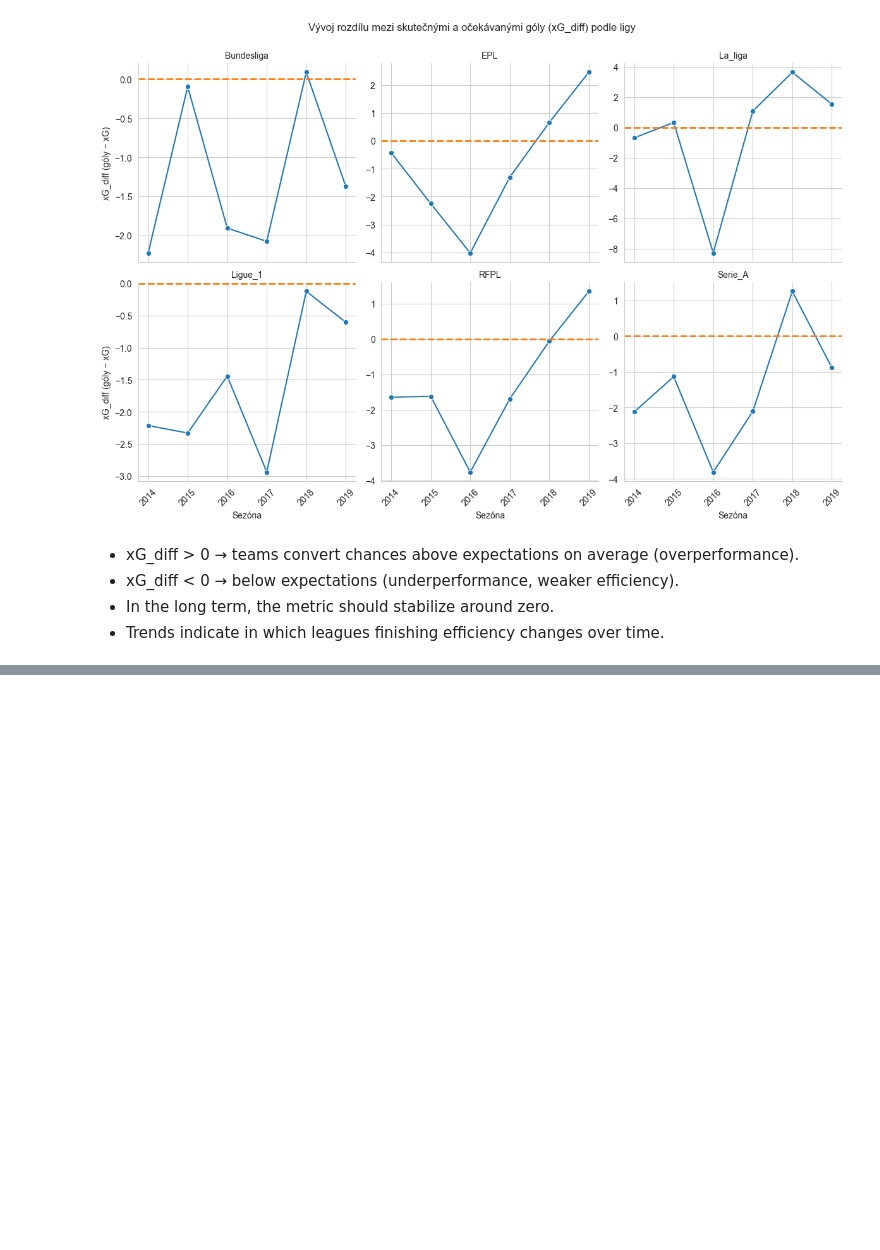
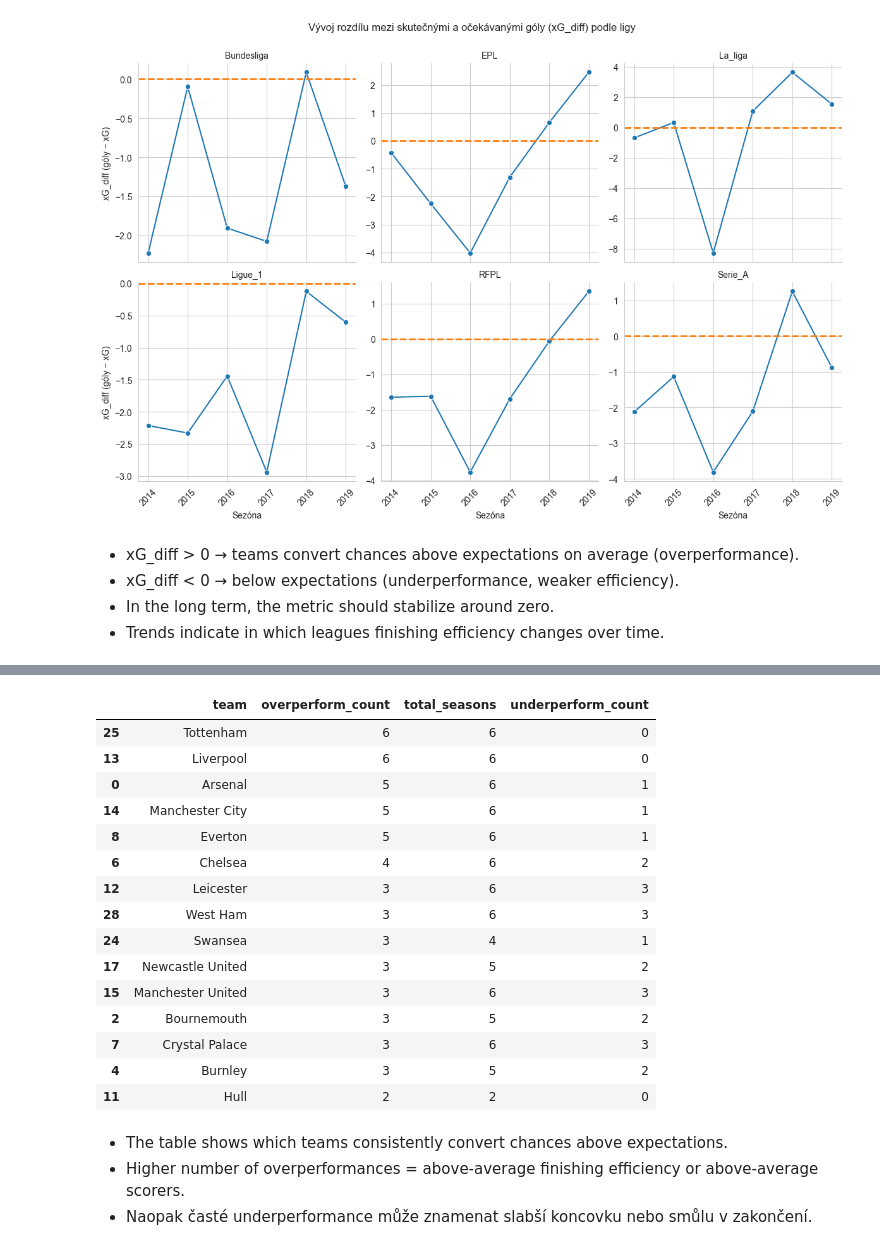
Before and after one commit to xcervenkam/DP, a Jupyter notebook: xG/xG_EDA.ipynb, the cells around one changed output, grey strips where cells are left out. Cells and saved outputs as stored; diff of their text form; code cells hidden in the pictures; blank space fills up the shorter version.

```diff
--- a/xG/xG_EDA.ipynb
+++ b/xG/xG_EDA.ipynb
@@ -295,0 +346,42 @@ plt.show()
+# %%
+epl = df[df['league'] == 'EPL'].copy()
+
+# pro každou sezónu zjisti, zda tým overperformoval (scored > xG)
+epl['overperform'] = (epl['scored'] > epl['xG']).astype(int)
+
+# agregace podle týmu
+perf_summary = (
+    epl.groupby('team')['overperform']
+    .agg(['sum', 'count'])
+    .rename(columns={'sum': 'overperform_count', 'count': 'total_seasons'})
+    .reset_index()
+)
+
+# počet underperformancí = celkový počet sezón - overperform
+perf_summary['underperform_count'] = perf_summary['total_seasons'] - perf_summary['overperform_count']
+
+# seřazení podle počtu overperformance
+perf_summary = perf_summary.sort_values(by='overperform_count', ascending=False)
+
+perf_summary.head(15)
+# %% [output]
+|  | team | overperform_count | total_seasons | underperform_count |
+| 25 | Tottenham | 6 | 6 | 0 |
+| 13 | Liverpool | 6 | 6 | 0 |
+| 0 | Arsenal | 5 | 6 | 1 |
+| 14 | Manchester City | 5 | 6 | 1 |
+| 8 | Everton | 5 | 6 | 1 |
+| 6 | Chelsea | 4 | 6 | 2 |
+| 12 | Leicester | 3 | 6 | 3 |
+| 28 | West Ham | 3 | 6 | 3 |
+| 24 | Swansea | 3 | 4 | 1 |
+| 17 | Newcastle United | 3 | 5 | 2 |
+| 15 | Manchester United | 3 | 6 | 3 |
+| 2 | Bournemouth | 3 | 5 | 2 |
+| 7 | Crystal Palace | 3 | 6 | 3 |
+| 4 | Burnley | 3 | 5 | 2 |
+| 11 | Hull | 2 | 2 | 0 |
+# %% [markdown]
+- The table shows which teams consistently convert chances above expectations.
+- Higher number of overperformances = above-average finishing efficiency or above-average scorers.
+- Naopak časté underperformance může znamenat slabší koncovku nebo smůlu v zakončení.
```
Also changed, not shown: parts of 4 cells of this notebook.
